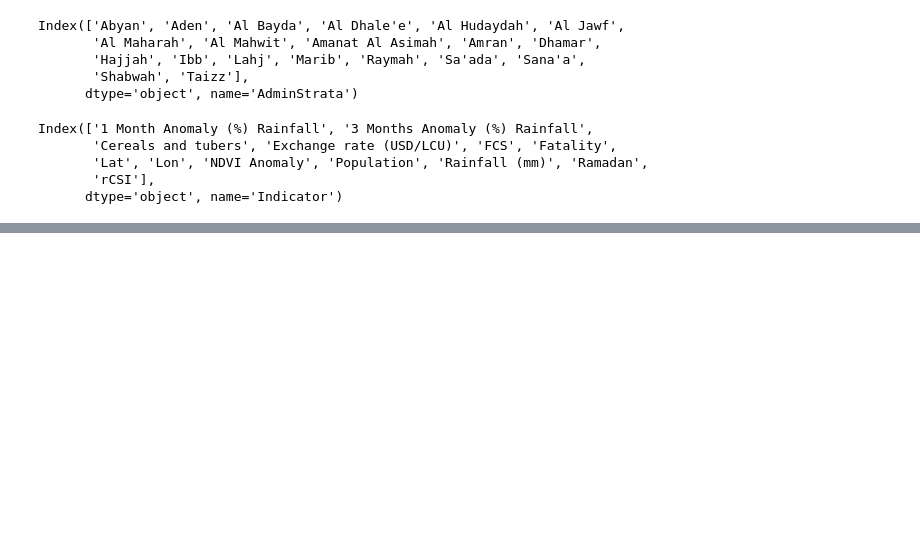
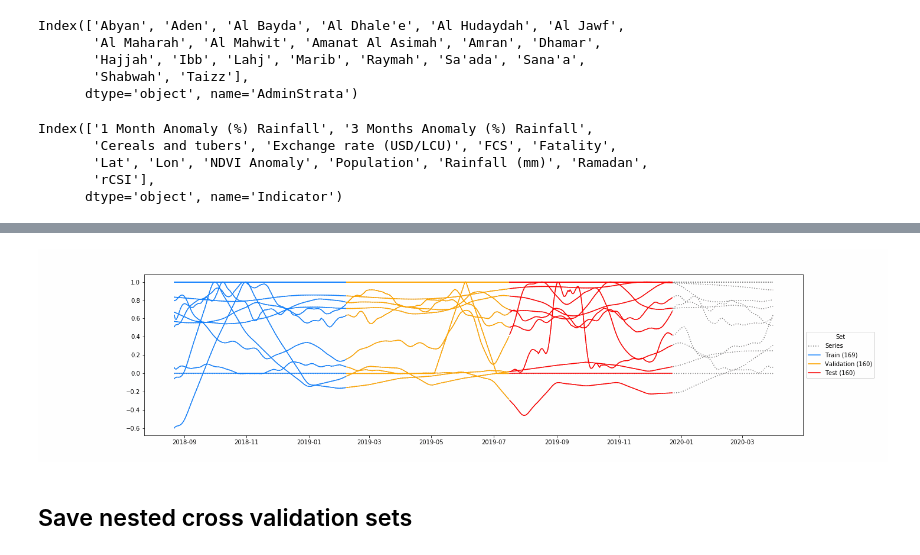
Before and after one commit to pietro-foini/ISI-WFP, a Jupyter notebook: project/Dataset time-series/Yemen.ipynb, the cells around one changed output, grey strips where cells are left out. Drawn from its saved outputs; the diff is of its cells as text; code cells hidden in the pictures; blank space fills up the shorter version.

```diff
--- a/project/Dataset time-series/Yemen.ipynb
+++ b/project/Dataset time-series/Yemen.ipynb
@@ -230,0 +211,8 @@ df.to_csv(PATH_TO_SAVE + "all_train.csv", index_label = False)
+# %%
+cv = NestedCV(5, validation_size = 0.328, test_size = 0.328, gap = 0.832, TimeSeriesSplit = True)
+# %%
+splits = cv.get_splits(group, show = True, path = "./images/")
+# %% [output]
+[figure, added]
+# %% [markdown]
+## Save nested cross validation sets
```
Also changed, not shown: parts of 37 cells of this notebook, 19 other files.
